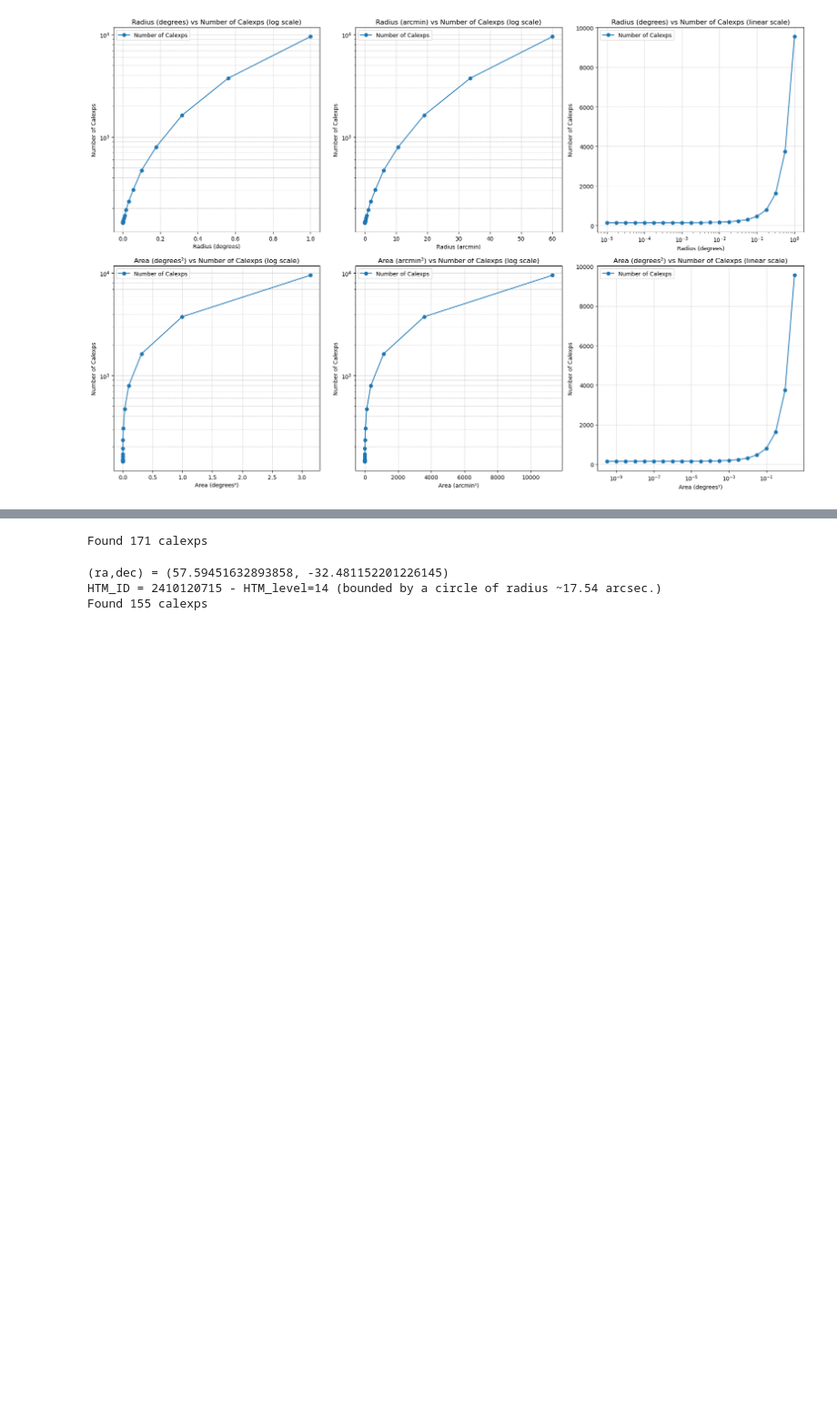
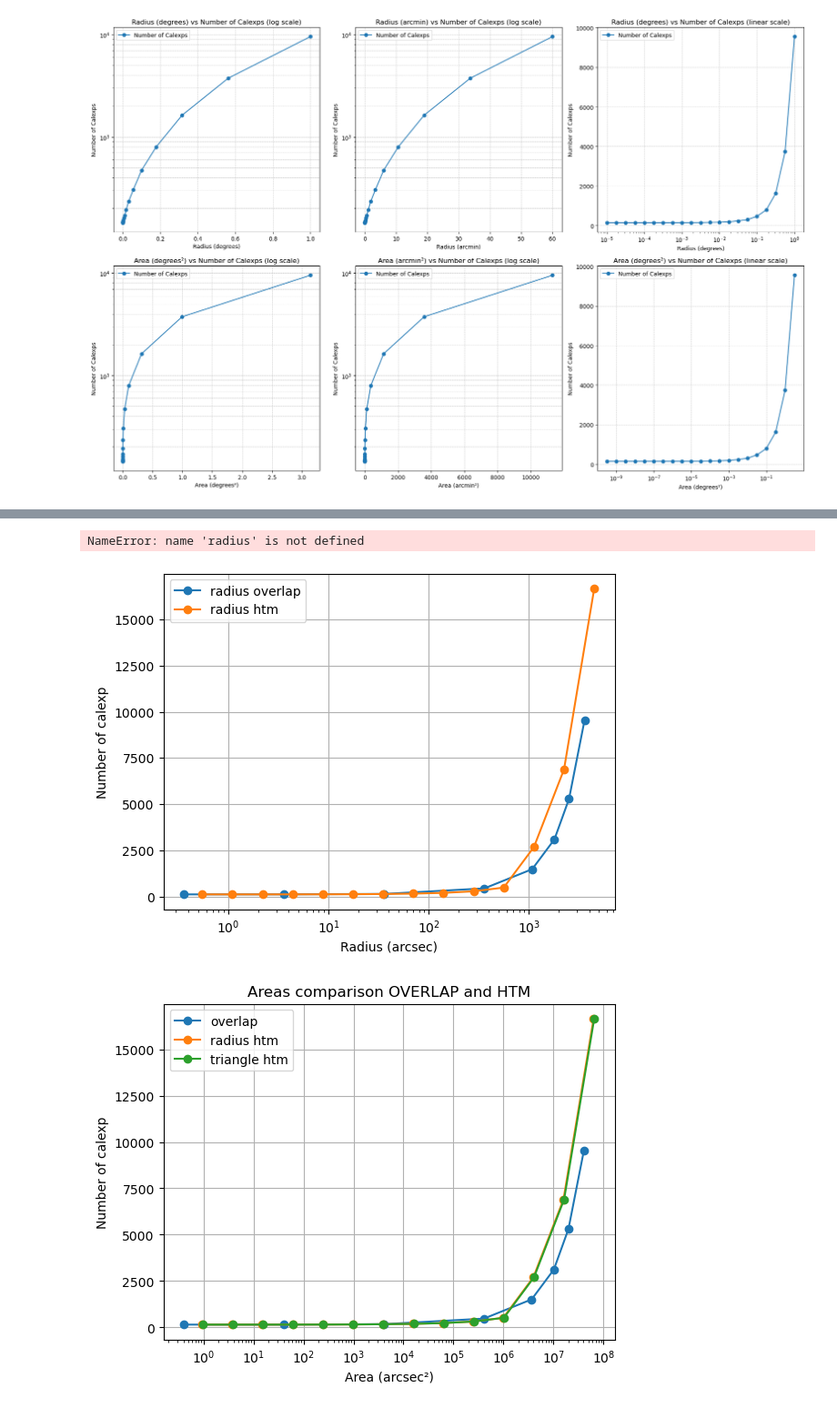
Before and after one commit to nowokaren/DP0_microlensing, a Jupyter notebook: main_overlap.ipynb, the cells around one changed output, grey strips where cells are left out. Shown at 91% size. Drawn from its saved outputs; the diff is of its cells as text; code cells hidden in the pictures; blank space fills up the shorter version.

```diff
--- a/main_overlap.ipynb
+++ b/main_overlap.ipynb
@@ -1084,18 +703,66 @@ array([1.57367706e-01, 1.96709633e-02, 2.45887041e-03, 3.07358801e-04,
-# %%
-radius = np.sqrt(3.073585126505738274e-04/np.pi); lvl = 14
-process = Run(name = f"test_triangle", query_calexps = "overlap", radius = radius)
-params = [{"t_0": 60700.5, "t_E": 110, "u_0": 0.5, "m_base": m} for m in np.linspace(18,24,20)]
-process.add_lc(params[0], ra=57.59451632893858, dec=-32.481152201226145)
-dataref_overlap = process.calexp_data_ref
-process = Run(name = f"test_triangle", htm_level=lvl)
-params = [{"t_0": 60700.5, "t_E": 110, "u_0": 0.5, "m_base": m} for m in np.linspace(18,24,n)]
-process.add_lc(params[0], ra=57.59451632893858, dec=-32.481152201226145)
-dataref_htm = process.calexp_data_ref
-# %% [output]
-Found 171 calexps
-(ra,dec) = (57.59451632893858, -32.481152201226145)
-HTM_ID = 2410120715 - HTM_level=14 (bounded by a circle of radius ~17.54 arcsec.)
-Found 155 calexps
+# %%
+import matplotlib.pyplot as plt
+import numpy as np
+plt.plot(radius, n_calexps, "o-", label = "radius overlap")
+plt.plot(bound_circ, n_calexps_htm, "o-", label = "radius htm")
+plt.xscale("log")
+plt.ylabel("Number of calexp")
+plt.xlabel("Radius (arcsec)")
+plt.legend()
+plt.grid()
+plt.savefig("analysis/comparison_radius_OVERLAP_HTM.png", bbox_inches="tight")
+plt.figure()
+plt.title("Areas comparison OVERLAP and HTM")
+area_overlap = (np.array(radius)**2)*np.pi
+area_htm_circ = (np.array(bound_circ)**2)*np.pi
+area_htm_tri  = np.pi/(2*4**(levels-1)) *(180/np.pi)**2 # Area of HTM triangles in degrees²  https://arxiv.org/pdf/cs/0701164
+plt.plot(area_overlap, n_calexps, "o-", label = "overlap")
+plt.plot(area_htm_circ, n_calexps_htm, "o-", label = "circle htm")
+plt.plot(area_htm_tri, n_calexps_htm, "o-", label = "triangle htm")
+plt.xlabel("Area (arcsec²)")
+plt.ylabel("Number of calexp")
+plt.xscale("log")
+plt.grid()
+plt.legend()
+plt.savefig("analysis/comparison_areas_OVERLAP_HTM.png", bbox_inches="tight")
+# %% [output]
+NameError: name 'radius' is not defined
+# %%
+import matplotlib.pyplot as plt
+import numpy as np
+
+deg_to_arcsec = 3600
+deg2_to_arcsec2 = deg_to_arcsec**2
+radius_arcsec = np.array(radius) * deg_to_arcsec
+bound_circ_arcsec = np.array(bound_circ) * deg_to_arcsec
+
+plt.plot(radius_arcsec, n_calexps, "o-", label="radius overlap")
+plt.plot(bound_circ_arcsec, n_calexps_htm, "o-", label="radius htm")
+plt.xscale("log")
+plt.ylabel("Number of calexp")
+plt.xlabel("Radius (arcsec)")
+plt.legend()
+plt.grid()
+plt.savefig("analysis/comparison_radius_OVERLAP_HTM_arcsec.png", bbox_inches="tight")
+
+plt.figure()
+plt.title("Areas comparison OVERLAP and HTM")
+area_overlap_arcsec2 = (np.array(radius_arcsec)**2) * np.pi
+area_htm_rad_arcsec2 = (np.array(bound_circ_arcsec)**2) * np.pi
+area_htm_tri_arcsec2 = (np.pi / (2 * 4**(levels - 1)) * (180 / np.pi)**2) * deg2_to_arcsec2
+
+plt.plot(area_overlap_arcsec2, n_calexps, "o-", label="overlap")
+plt.plot(area_htm_rad_arcsec2, n_calexps_htm, "o-", label="radius htm")
+plt.plot(area_htm_tri_arcsec2, n_calexps_htm, "o-", label="triangle htm")
+plt.xscale("log")
+plt.xlabel("Area (arcsec²)")
+plt.ylabel("Number of calexp")
+plt.grid()
+plt.legend()
+plt.savefig("analysis/comparison_areas_OVERLAP_HTM_arcsec2.png", bbox_inches="tight")
+# %% [output]
+[figure, added]
+[figure, added]
 # %%
 import matplotlib.pyplot as plt
 import numpy as np
```
Also changed, not shown: parts of 17 cells of this notebook, 10 other files.
